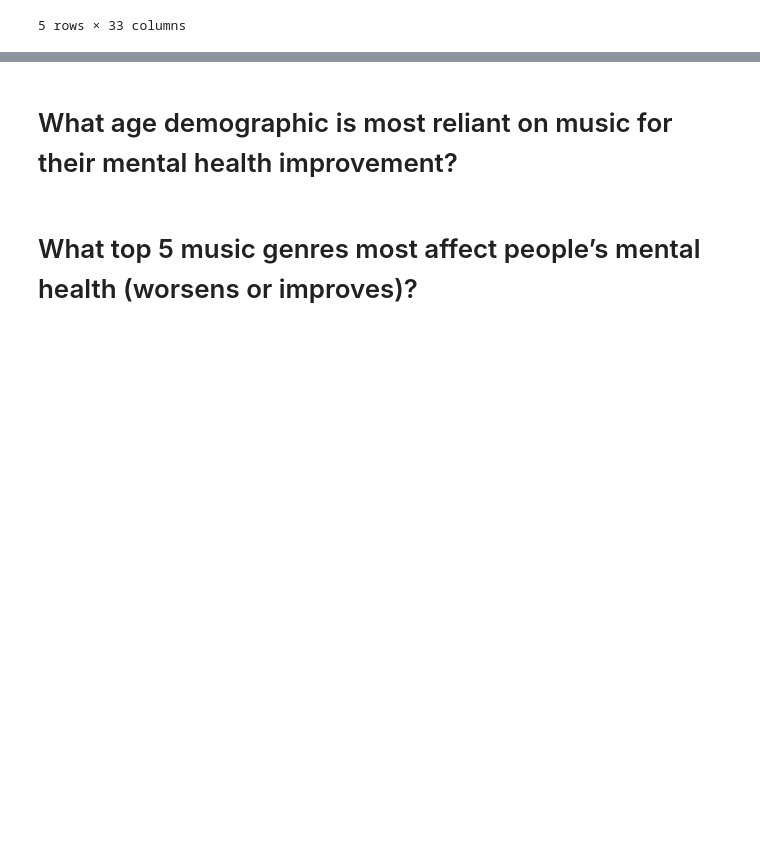
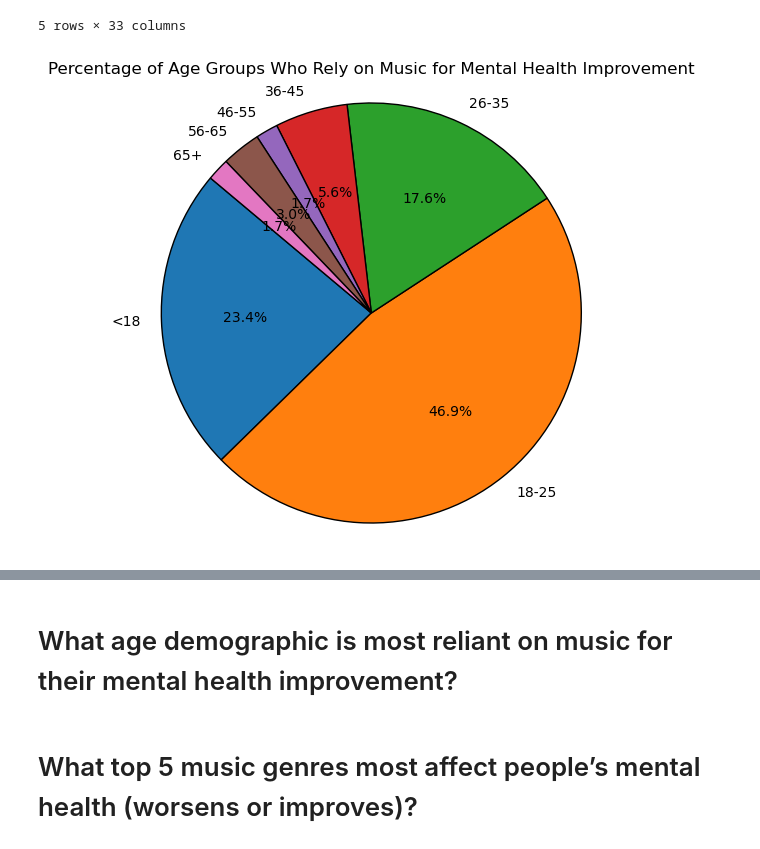
Before and after one commit to karinaahumada01/project-1, a Jupyter notebook: mxmh_main_analysis.ipynb, the cells around one changed output, grey strips where cells are left out. Saved outputs shown, nothing was run; the diff lists cells and outputs as text; code cells hidden in the pictures; blank space fills up the shorter version.

```diff
--- a/mxmh_main_analysis.ipynb
+++ b/mxmh_main_analysis.ipynb
@@ -77,7 +77,30 @@ mxmh_clean_df.head()
 | 6 | 8/27/2022 22:00:29 | 18.0 | YouTube Music | 3.0 | Yes | Yes | No | ... |
 5 rows × 33 columns
 # %%
+
 #1 Pie Chart: Percentage of different age demographics who report using music for mental health improvement
-improvement_df = mxmh_df[mxmh_df['Music effects'] == 'Improve']
+# Define age bins and labels
+bins = [0, 18, 25, 35, 45, 55, 65, 100]  # Defining the age ranges
+labels = ['<18', '18-25', '26-35', '36-45', '46-55', '56-65', '65+']
+
+mxmh_clean_df = mxmh_clean_df.copy()
+
+# Create a new column 'Age Group' with the age bins
+mxmh_clean_df['Age Group'] = pd.cut(mxmh_clean_df['Age'], bins=bins, labels=labels, right=False)
+
+# Filter dataset to include only rows where 'Music effects' is 'Improve'
+improvement_mxmh_df = mxmh_clean_df[mxmh_clean_df['Music effects'] == 'Improve']
+
+# Count the number of people in each age group who rely on music for mental health improvement
+age_group_counts = improvement_mxmh_df['Age Group'].value_counts().sort_index()
+
+# Plotting the pie chart
+plt.figure(figsize=(8, 6))
+plt.pie(age_group_counts, labels=age_group_counts.index, autopct='%1.1f%%', startangle=140, wedgeprops={'edgecolor': 'black'})
+plt.title('Percentage of Age Groups Who Rely on Music for Mental Health Improvement')
+plt.axis('equal')
+plt.show()
+# %% [output]
+[figure, added]
 # %%
 #1: Stacked Bar Chart: To visualize the proportion of reliance on music within different age demographics.
```
Also changed, not shown: parts of 1 cell of this notebook.
